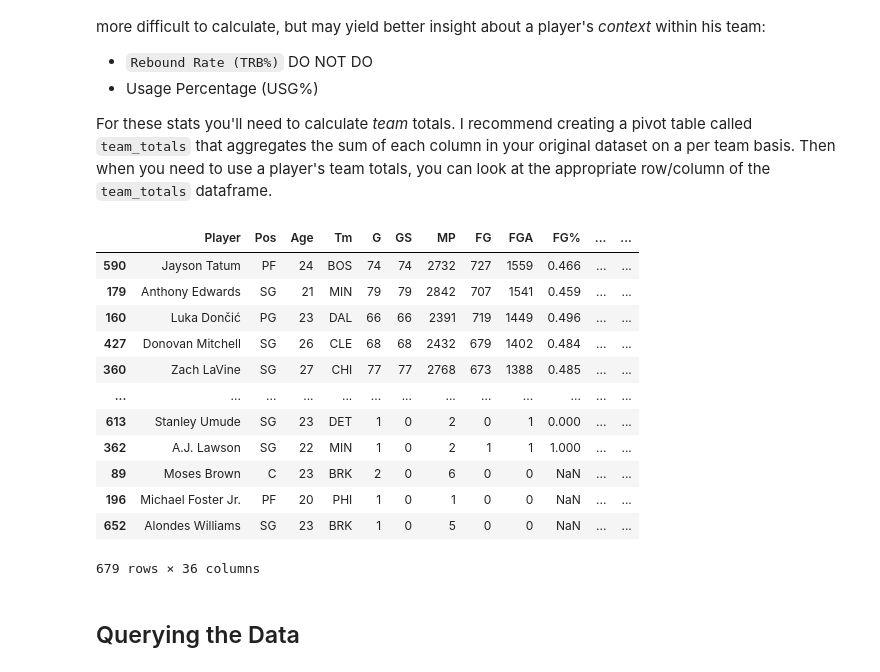
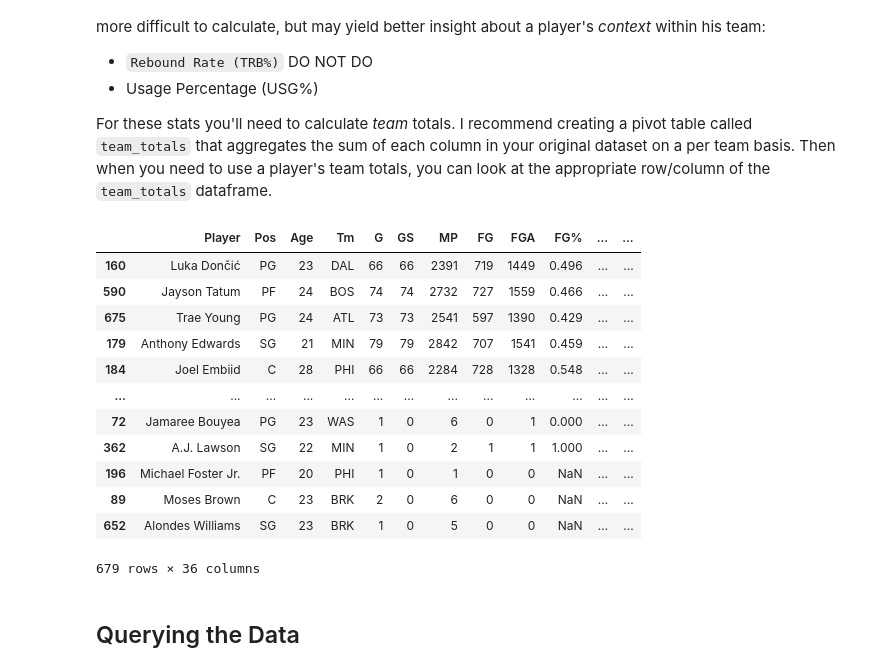
Before and after one commit to CL-CodingStuff/nba_project, a Jupyter notebook: nba_project.ipynb, the cells around one changed output. Cells and saved outputs as stored; diff of their text form; code cells hidden in the pictures.

```diff
--- a/nba_project.ipynb
+++ b/nba_project.ipynb
@@ -138,26 +138,26 @@ For these stats you'll need to calculate *team* totals. I recommend creating a p
 # %%
 # Team-Contextual Analytics
 stat_columns = list(nba.columns)
 for i in ["Player", "Pos", "Age"]:
     stat_columns.remove(i)
 
 team_totals = pd.pivot_table(nba[stat_columns],index="Tm",aggfunc="sum" )
 
 team_possesions = list((team_totals.loc[nba["Tm"],"FGA"]+0.44*team_totals.loc[nba["Tm"],"FTA"]+team_totals.loc[nba["Tm"],"TOV"]))
-nba["USG%"] = (100*nba["FGA"]+(1/3)*nba["AST"]+(0.44)*nba["FTA"])/team_possesions
+nba["USG%"] = 100*(nba["FGA"]+(1/3)*nba["AST"]+(0.44)*nba["FTA"])/team_possesions
 nba.sort_values("USG%",ascending=False)
 # %% [output]
 |  | Player | Pos | Age | Tm | G | GS | MP | FG | FGA | FG% | ... | ... |
+| 160 | Luka Dončić | PG | 23 | DAL | 66 | 66 | 2391 | 719 | 1449 | 0.496 | ... | ... |
 | 590 | Jayson Tatum | PF | 24 | BOS | 74 | 74 | 2732 | 727 | 1559 | 0.466 | ... | ... |
+| 675 | Trae Young | PG | 24 | ATL | 73 | 73 | 2541 | 597 | 1390 | 0.429 | ... | ... |
 | 179 | Anthony Edwards | SG | 21 | MIN | 79 | 79 | 2842 | 707 | 1541 | 0.459 | ... | ... |
-| 160 | Luka Dončić | PG | 23 | DAL | 66 | 66 | 2391 | 719 | 1449 | 0.496 | ... | ... |
-| 427 | Donovan Mitchell | SG | 26 | CLE | 68 | 68 | 2432 | 679 | 1402 | 0.484 | ... | ... |
-| 360 | Zach LaVine | SG | 27 | CHI | 77 | 77 | 2768 | 673 | 1388 | 0.485 | ... | ... |
+| 184 | Joel Embiid | C | 28 | PHI | 66 | 66 | 2284 | 728 | 1328 | 0.548 | ... | ... |
 | ... | ... | ... | ... | ... | ... | ... | ... | ... | ... | ... | ... | ... |
-| 613 | Stanley Umude | SG | 23 | DET | 1 | 0 | 2 | 0 | 1 | 0.000 | ... | ... |
+| 72 | Jamaree Bouyea | PG | 23 | WAS | 1 | 0 | 6 | 0 | 1 | 0.000 | ... | ... |
 | 362 | A.J. Lawson | SG | 22 | MIN | 1 | 0 | 2 | 1 | 1 | 1.000 | ... | ... |
+| 196 | Michael Foster Jr. | PF | 20 | PHI | 1 | 0 | 1 | 0 | 0 | NaN | ... | ... |
 | 89 | Moses Brown | C | 23 | BRK | 2 | 0 | 6 | 0 | 0 | NaN | ... | ... |
-| 196 | Michael Foster Jr. | PF | 20 | PHI | 1 | 0 | 1 | 0 | 0 | NaN | ... | ... |
 | 652 | Alondes Williams | SG | 23 | BRK | 1 | 0 | 5 | 0 | 0 | NaN | ... | ... |
 679 rows × 36 columns
 # %% [markdown]
```
Also changed, not shown: parts of 6 cells of this notebook.
